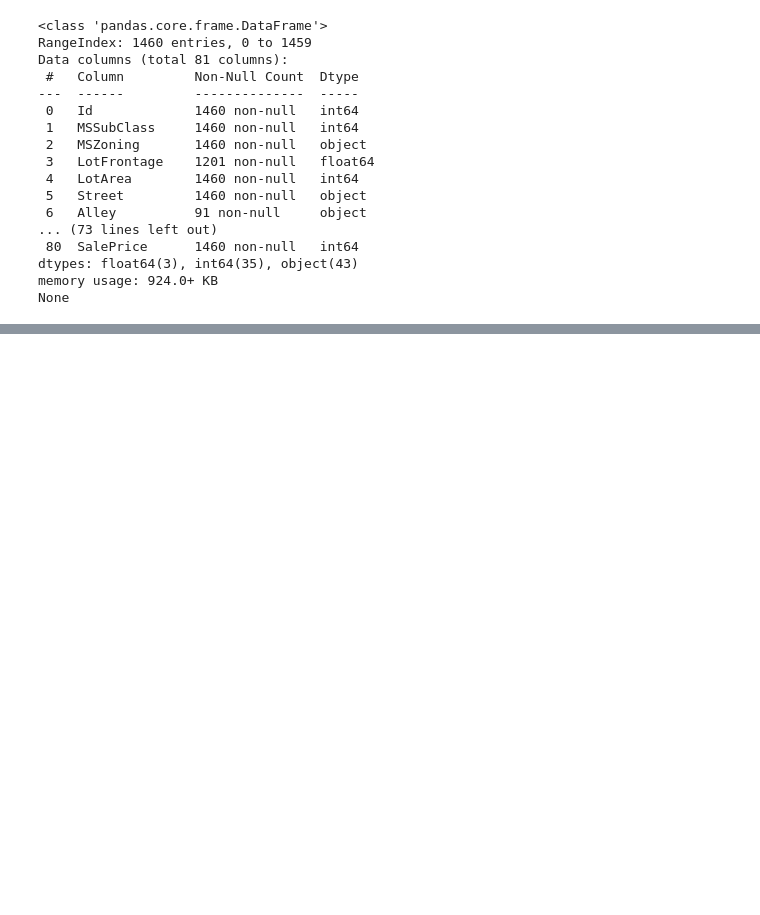
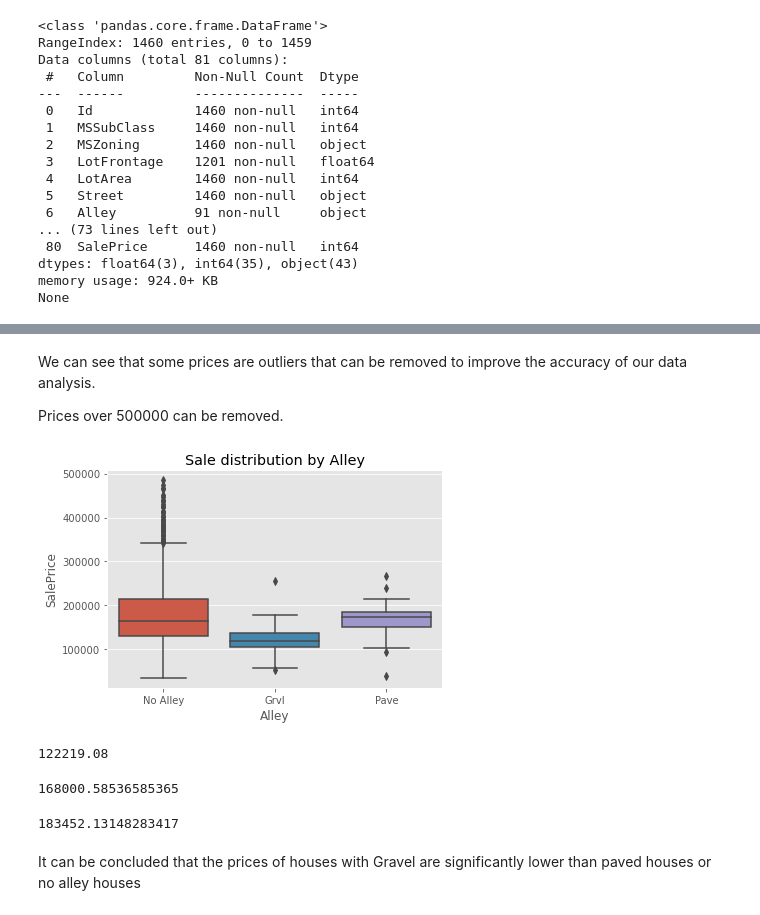
Before and after one commit to Yichen575/kaggle-projects, a Jupyter notebook: house-prices-advanced-regression-techniques/Analysis.ipynb, the cells around one changed output, grey strips where cells are left out. Saved outputs shown, nothing was run; the diff lists cells and outputs as text; code cells hidden in the pictures; blank space fills up the shorter version.

```diff
--- a/house-prices-advanced-regression-techniques/Analysis.ipynb
+++ b/house-prices-advanced-regression-techniques/Analysis.ipynb
@@ -40,0 +64,24 @@ None
+# %% [markdown]
+We can see that some prices are outliers that can be removed to improve the accuracy of our data analysis.
+
+Prices over 500000 can be removed.
+# %%
+sns.boxplot(x='Alley', y='SalePrice', data=train[train['SalePrice']< 500000])
+plt.title('Sale distribution by Alley')
+plt.show()
+# %% [output]
+[figure, added]
+# %%
+train[train['Alley']=='Grvl']['SalePrice'].mean()
+# %% [output]
+122219.08
+# %%
+train[train['Alley']=='Pave']['SalePrice'].mean()
+# %% [output]
+168000.58536585365
+# %%
+train[train['Alley']=='No Alley']['SalePrice'].mean()
+# %% [output]
+183452.13148283417
+# %% [markdown]
+It can be concluded that the prices of houses with Gravel are significantly lower than paved houses or no alley houses
```
Also changed, not shown: parts of 5 cells of this notebook, 2 other files.
